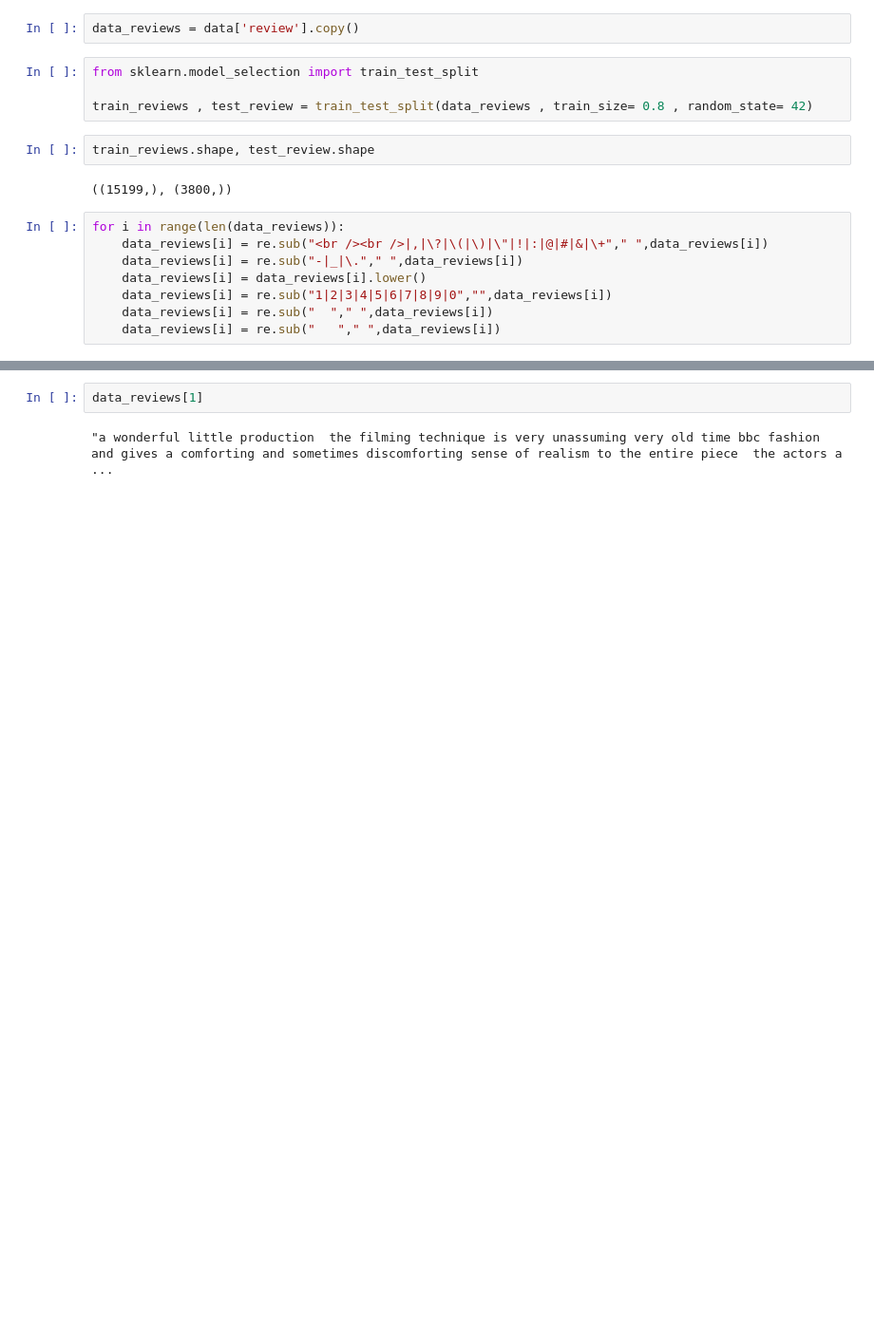
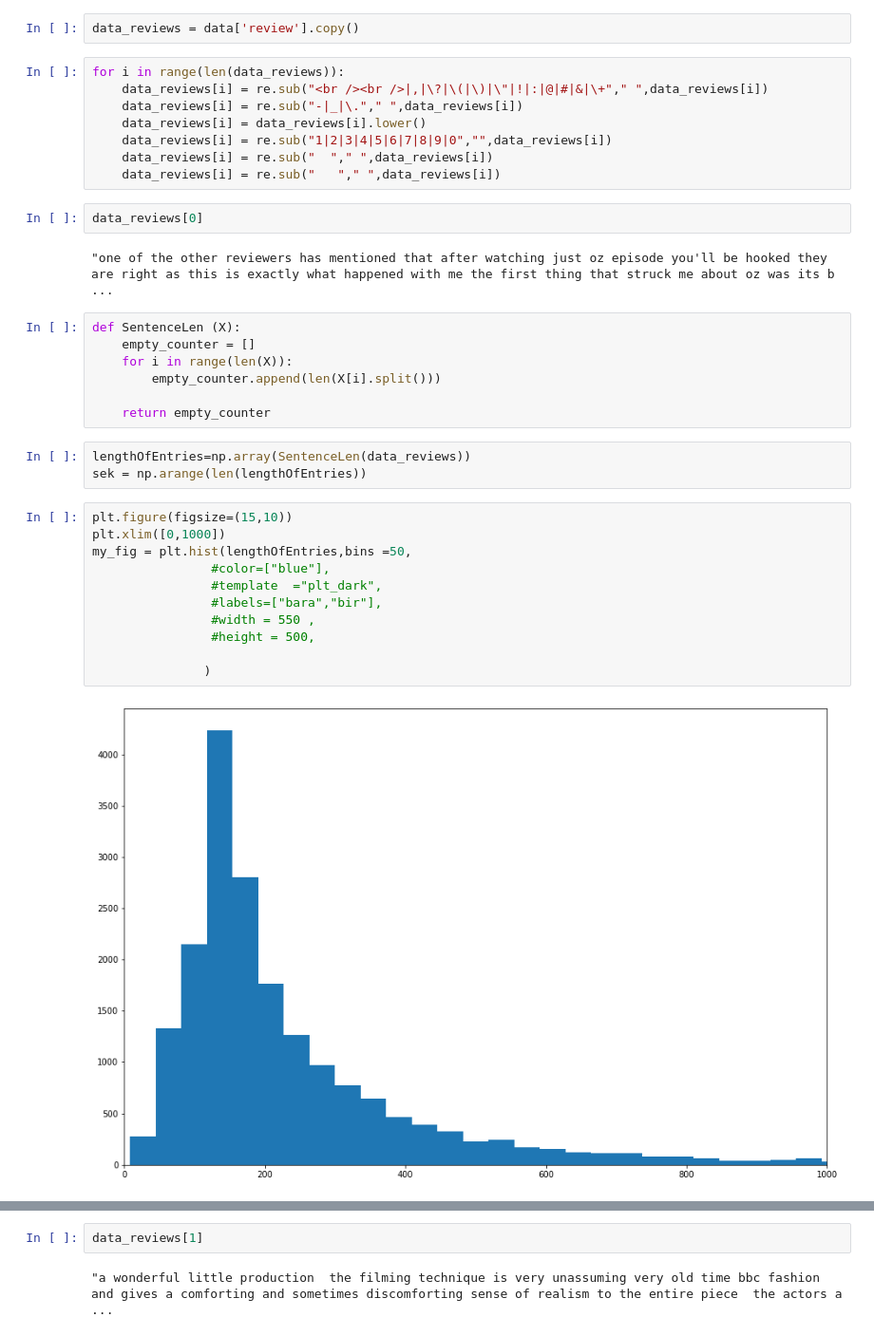
Before and after one commit to malinphy/IMDB_Analysis_different_approachs, a Jupyter notebook: IMDB_ML_VS_NN.ipynb, the cells around one changed output, grey strips where cells are left out. Shown: that part at 95% size. Drawn from its saved outputs; the diff is of its cells as text; blank space fills up the shorter version.

```diff
--- a/IMDB_ML_VS_NN.ipynb
+++ b/IMDB_ML_VS_NN.ipynb
@@ -17,13 +52,5 @@ data['review'][1]
 # %%
 data_reviews = data['review'].copy()
-# %%
-from sklearn.model_selection import train_test_split
-
-train_reviews , test_review = train_test_split(data_reviews , train_size= 0.8 , random_state= 42)
-# %%
-train_reviews.shape, test_review.shape
-# %% [output]
-((15199,), (3800,))
 # %%
 for i in range(len(data_reviews)):
     data_reviews[i] = re.sub("<br /><br />|,|\?|\(|\)|\"|!|:|@|#|&|\+"," ",data_reviews[i])
@@ -32,3 +59,30 @@ for i in range(len(data_reviews)):
     data_reviews[i] = re.sub("1|2|3|4|5|6|7|8|9|0","",data_reviews[i])
     data_reviews[i] = re.sub("  "," ",data_reviews[i])
     data_reviews[i] = re.sub("   "," ",data_reviews[i])
+# %%
+data_reviews[0]
+# %% [output]
+"one of the other reviewers has mentioned that after watching just oz episode you'll be hooked they are right as this is exactly what happened with me the first thing that struck me about oz was its b ...
+# %%
+def SentenceLen (X):
+    empty_counter = []
+    for i in range(len(X)):
+        empty_counter.append(len(X[i].split()))
+
+    return empty_counter
+# %%
+lengthOfEntries=np.array(SentenceLen(data_reviews))
+sek = np.arange(len(lengthOfEntries))
+# %%
+plt.figure(figsize=(15,10))
+plt.xlim([0,1000])
+my_fig = plt.hist(lengthOfEntries,bins =50,
+                #color=["blue"],
+                #template  ="plt_dark",
+                #labels=["bara","bir"],
+                #width = 550 ,
+                #height = 500,
+
+               )
+# %% [output]
+[figure, added]
```
Also changed, not shown: parts of 12 cells of this notebook.
